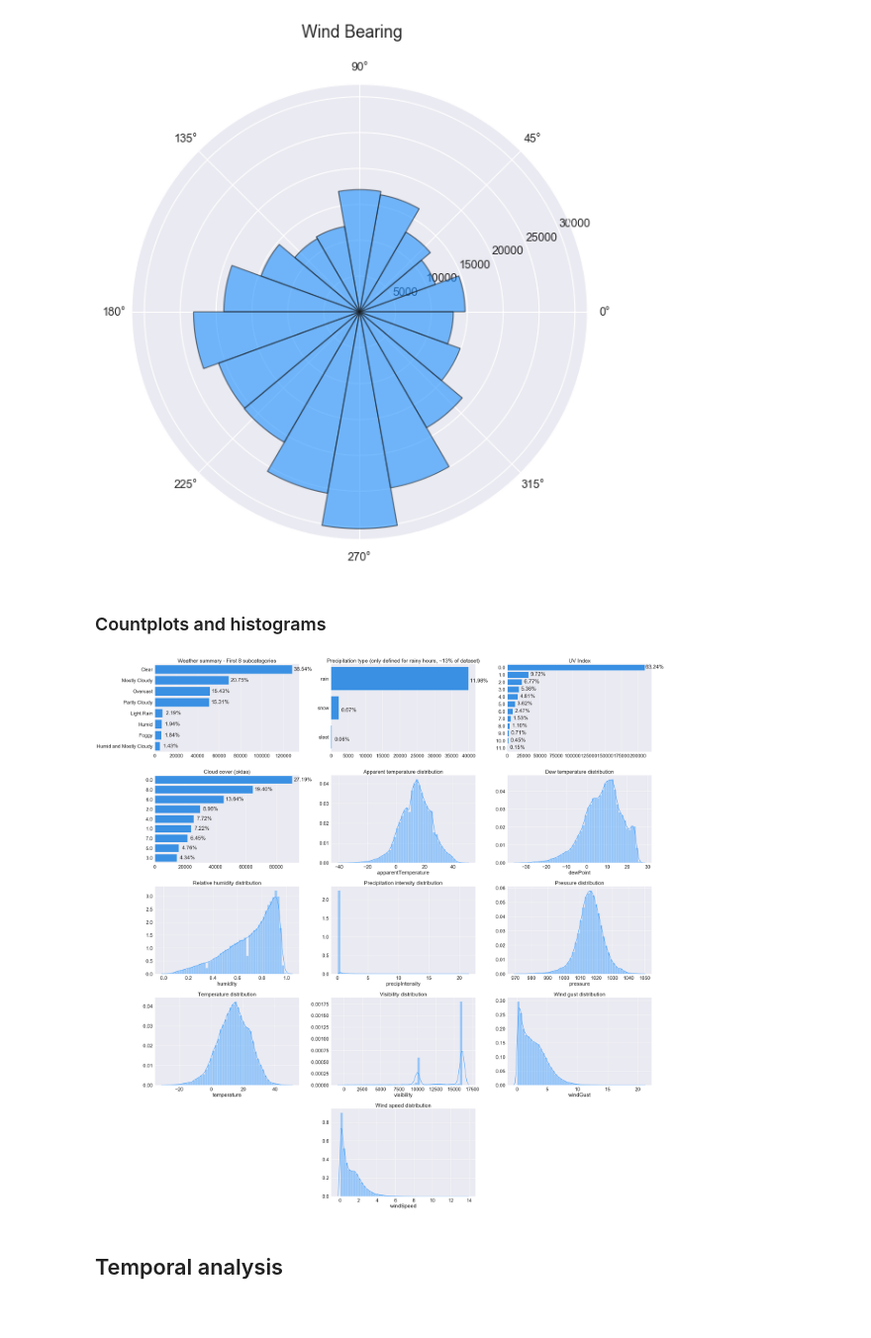
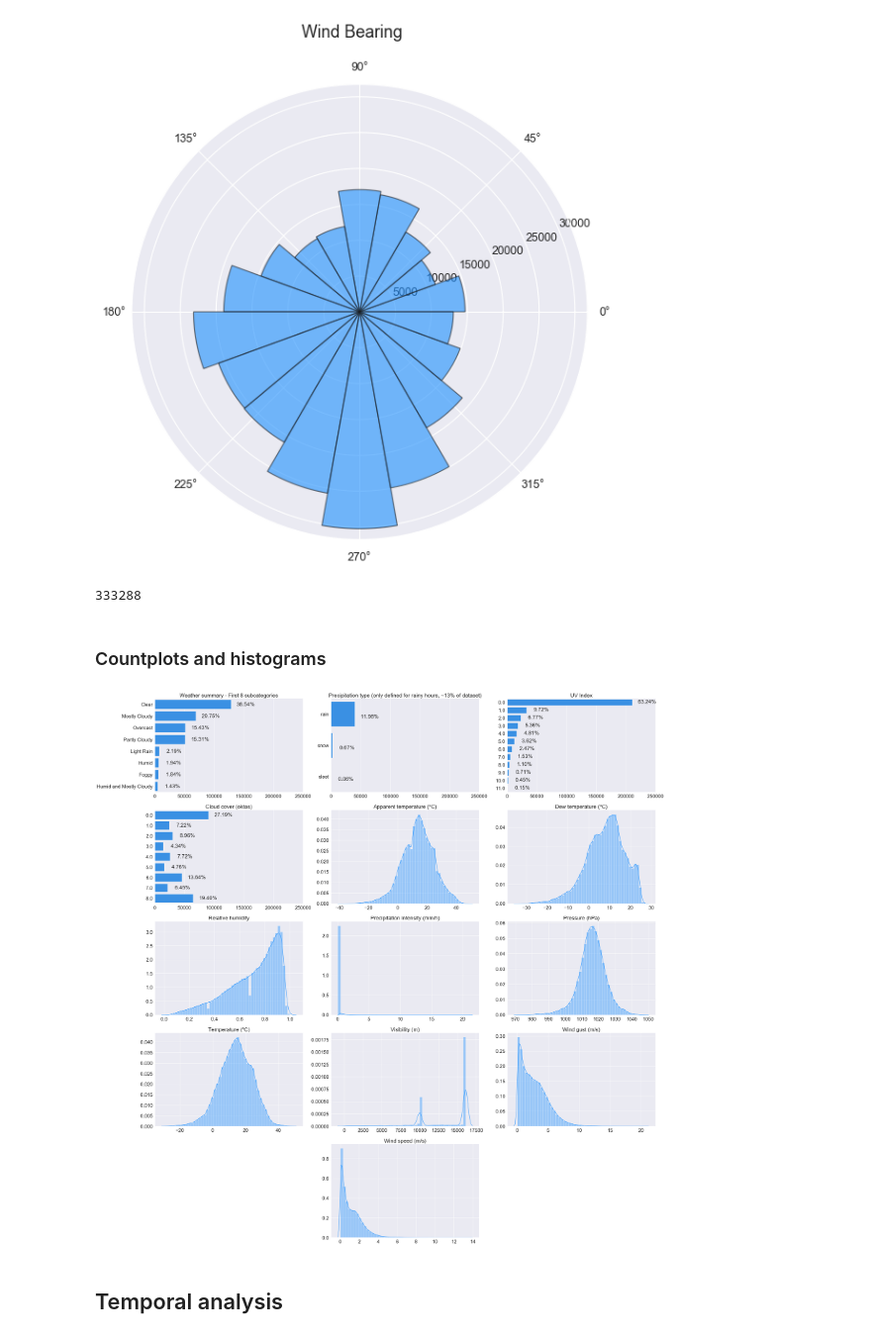
Before and after one commit to buds-lab/building-data-genome-project-2, a Jupyter notebook: notebooks/02_EDA-weather.ipynb, the cells around one changed output. Shown at 99% size. Drawn from its saved outputs; the diff is of its cells as text; code cells hidden in the pictures.

```diff
--- a/notebooks/02_EDA-weather.ipynb
+++ b/notebooks/02_EDA-weather.ipynb
@@ -219,6 +219,10 @@ plt.suptitle('Wind Bearing', fontsize=16)
 # %% [output]
 Text(0.5, 0.98, 'Wind Bearing')
 [figure]
+# %%
+len(weather)
+# %% [output]
+333288
 # %% [markdown]
 ### Countplots and histograms
 # %%
@@ -233,12 +237,12 @@ color = "dodgerblue"
 ax0 = axes[0]
 g0 = sns.countplot(data=weather, y="summary", color= color, orient="h", ax=ax0, order = weather['summary'].value_counts().iloc[:8].index)
 ax0.title.set_text('Weather summary - First 8 subcategories')
-ax0.set(ylabel="", xlabel="")
+ax0.set(ylabel="", xlabel="", xlim=(0,250000))
 # adds percentage
 total = float(len(weather)) # number of rows
 for p in g0.patches:
     width = p.get_width()
-    g0.text(width + 10000,
+    g0.text(width + 25000,
             p.get_y() + p.get_height()/1.5,
             '{:1.2%}'.format(width/total),
             ha="center")
@@ -247,12 +251,12 @@ for p in g0.patches:
 ax1 = axes[1]
 g1 = sns.countplot(data=weather, y="precipType", color= color, orient="h", ax=ax1, order = weather['precipType'].value_counts().index)
 ax1.title.set_text('Precipitation type (only defined for rainy hours, ~13% of dataset)')
-ax1.set(ylabel="", xlabel="")
+ax1.set(ylabel="", xlabel="", xlim=(0,250000))
 # adds percentage
 total = float(len(weather)) # number of rows
 for p in g1.patches:
     width = p.get_width()
-    g1.text(width + 3000,
+    g1.text(width + 25000,
             p.get_y() + p.get_height()/1.5,
             '{:1.2%}'.format(width/total),
             ha="center")
@@ -261,26 +265,26 @@ for p in g1.patches:
 ax2 = axes[2]
 g2 = sns.countplot(data=weather, y="uvIndex", color= color, orient="h", ax=ax2, order = weather['uvIndex'].value_counts().index)
 ax2.title.set_text('UV Index')
-ax2.set(ylabel="", xlabel="")
+ax2.set(ylabel="", xlabel="", xlim=(0,250000))
 # adds percentage
 total = float(len(weather)) # number of rows
 for p in g2.patches:
     width = p.get_width()
-    g2.text(width + 15000,
+    g2.text(width + 25000,
             p.get_y() + p.get_height()/1.5,
             '{:1.2%}'.format(width/total),
             ha="center")
 
 # Cloud cover countplot in decreasing order
 ax3 = axes[3]
-g3 = sns.countplot(data=weather, y="cloudCover", color= color, orient="h", ax=ax3, order = weather['cloudCover'].value_counts().index)
+g3 = sns.countplot(data=weather, y="cloudCover", color= color, orient="h", ax=ax3)
 ax3.title.set_text('Cloud cover (oktas)')
-ax3.set(ylabel="", xlabel="")
+ax3.set(ylabel="", xlabel="", xlim=(0,250000))
 # adds percentage
 total = float(len(weather)) # number of rows
 for p in g3.patches:
     width = p.get_width()
-    g3.text(width + 7000,
+    g3.text(width + 25000,
             p.get_y() + p.get_height()/1.5,
             '{:1.2%}'.format(width/total),
             ha="center")
@@ -288,69 +292,69 @@ for p in g3.patches:
 # "apparentTemperature" histogram
 ax4 = axes[4]
 g4 = sns.distplot(weather["apparentTemperature"].dropna(), ax=ax4, color=color)
-ax4.title.set_text('Apparent temperature distribution')
-#ax4.set(xlabel="Apparent temperature (ºF)")
+ax4.title.set_text('Apparent temperature (ºC)')
+ax4.set(xlabel="")
 
 # "dewPoint" histogram
 ax5 = axes[5]
 g5 = sns.distplot(weather["dewPoint"].dropna(), ax=ax5, color=color)
-ax5.title.set_text('Dew temperature distribution')
-#ax5.set(xlabel="Dew temperature (ºF)")
+ax5.title.set_text('Dew temperature (ºC)')
+ax5.set(xlabel="")
 
 # "humidity" histogram
 ax6 = axes[6]
 g6 = sns.distplot(weather["humidity"].dropna(), ax=ax6, color=color)
-ax6.title.set_text('Relative humidity distribution')
-#ax6.set(xlabel="Relative humidity")
+ax6.title.set_text('Relative humidity')
+ax6.set(xlabel="")
 
 # "precipIntensity" histogram
 ax7 = axes[7]
 g7 = sns.distplot(weather["precipIntensity"].dropna(), ax=ax7, color=color)
-ax7.title.set_text('Precipitation intensity distribution')
-#ax7.set(xlabel="Precipitation depth in 1 hour (in)")
+ax7.title.set_text('Precipitation intensity (mm/h)')
+ax7.set(xlabel="")
 
 # "pressure" histogram
 ax8 = axes[8]
 g8 = sns.distplot(weather["pressure"].dropna(), ax=ax8, color=color)
-ax8.title.set_text('Pressure distribution')
-#ax8.set(xlabel="Pressure (hPa)")
+ax8.title.set_text('Pressure (hPa)')
+ax8.set(xlabel="")
 
 # "Temperature" histogram
 ax9 = axes[9]
 g9 = sns.distplot(weather["temperature"].dropna(), ax=ax9, color=color)
-ax9.title.set_text('Temperature distribution')
-#ax9.set(xlabel="Temperature (ºF)")
+ax9.title.set_text('Temperature (ºC)')
+ax9.set(xlabel="")
 
 # "visibility" histogram
 ax10 = axes[10]
 g10 = sns.distplot(weather["visibility"].dropna(), ax=ax10, color=color)
-ax10.title.set_text('Visibility distribution')
-#ax10.set(xlabel="Visibility (mi)")
+ax10.title.set_text('Visibility (m)')
+ax10.set(xlabel="")
 
 # "windGust" histogram
 ax11 = axes[11]
 g11 = sns.distplot(weather["windGust"].dropna(), ax=ax11, color=color)
-ax11.title.set_text('Wind gust distribution')
-#ax11.set(xlabel="Wind gust (mi/h)")
+ax11.title.set_text('Wind gust (m/s)')
+ax11.set(xlabel="")
 
 # "windSpeed" histogram
 ax12 = axes[13]
 g12 = sns.distplot(weather["windSpeed"].dropna(), ax=ax12, color=color)
-ax12.title.set_text('Wind speed distribution')
-#ax12.set(xlabel="Wind speed (mi/h)")
+ax12.title.set_text('Wind speed (m/s)')
+ax12.set(xlabel="")
 
 """# Sets fontsize
 for ax in axes:
     ax.title.set_size(14)"""
 
 # Remove empty axes
 f.delaxes(axes[12])
 f.delaxes(axes[14])
 
 plt.tight_layout()
 #plt.show()
 # %% [output]
-[figure, old version]
+[figure, new version]
 # %%
 f.savefig("..\\figures\\weather_features.pdf", bbox_inches='tight')
 f.savefig("..\\figures\\weather_features.png", dpi=72, bbox_inches='tight')
```
Also changed, not shown: 5 other files.
